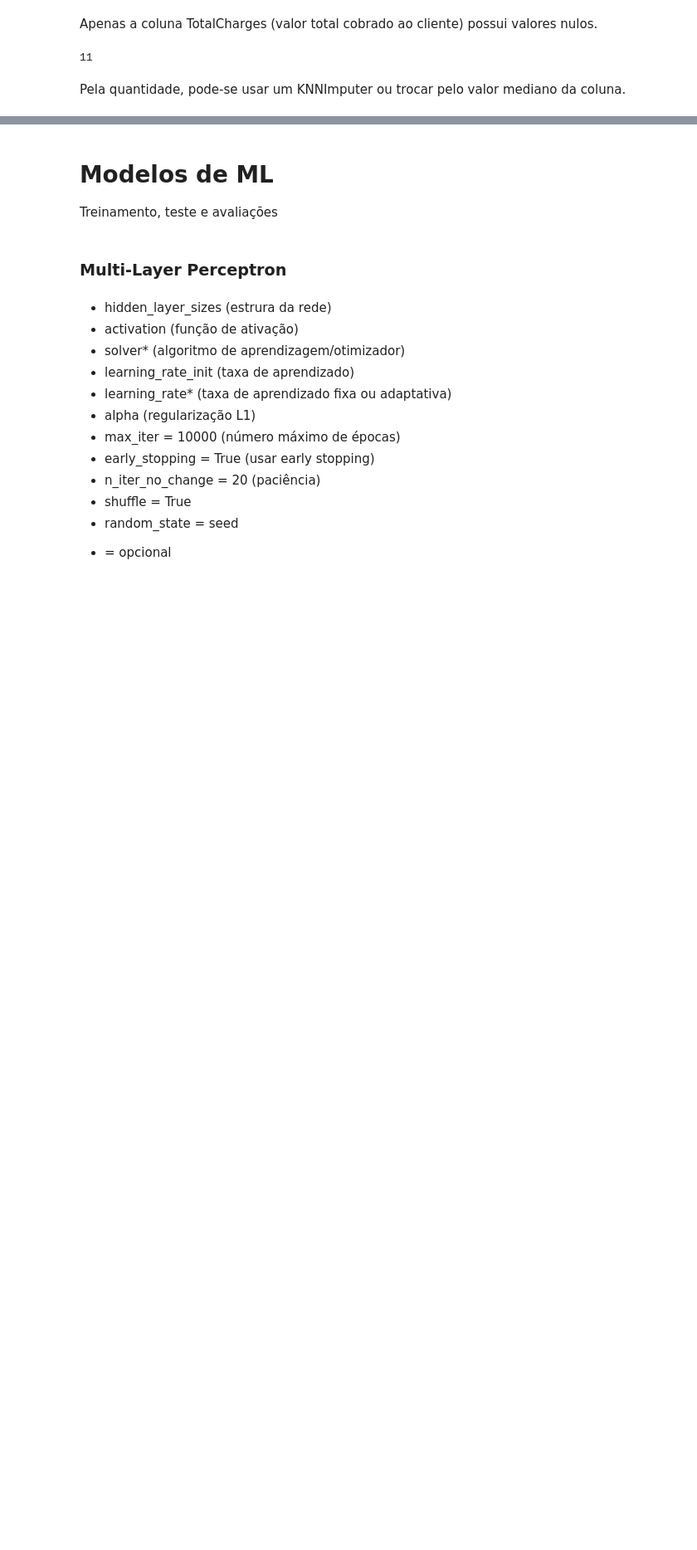
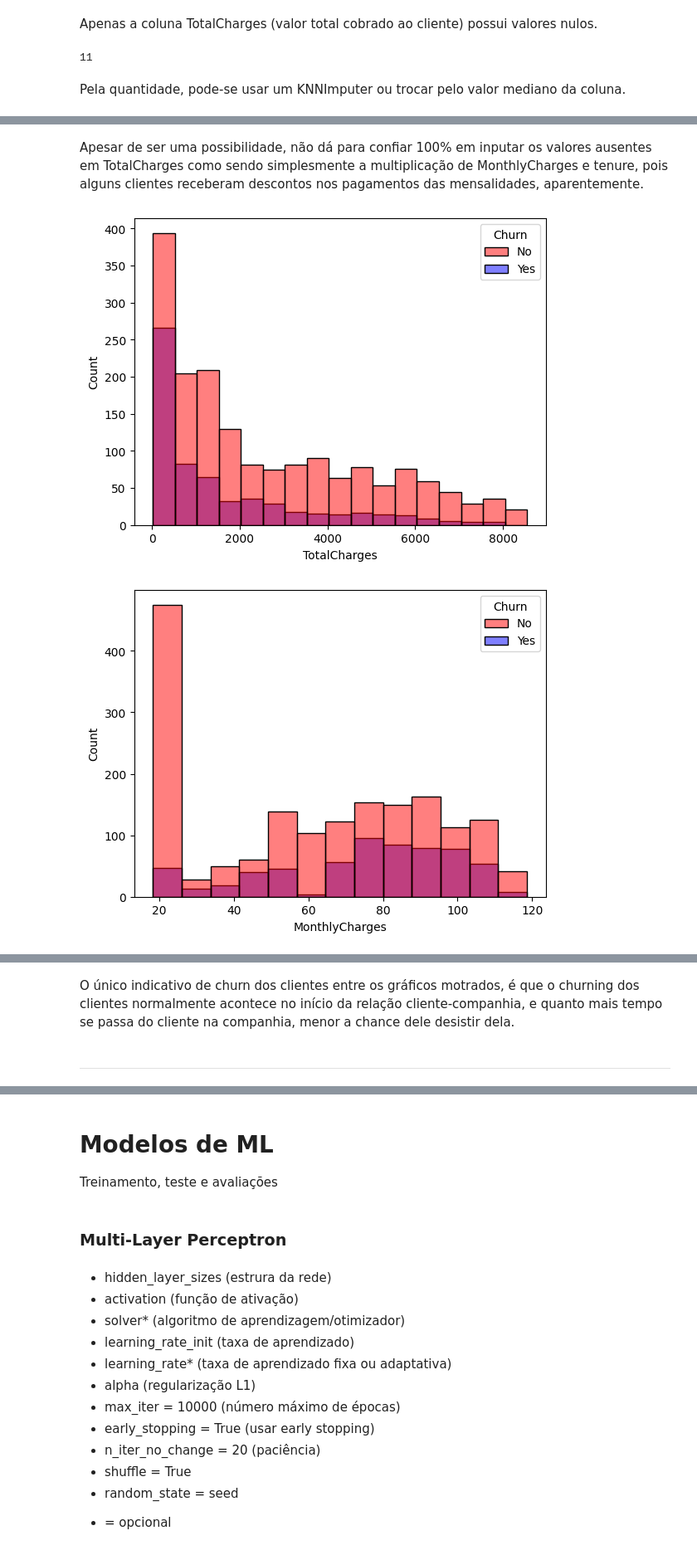
Before and after one commit to pedrobslima/redes_neurais, a Jupyter notebook: projeto_rn.ipynb, the cells around one changed output, grey strips where cells are left out. Shown at 83% size. Cells and saved outputs as stored; diff of their text form; code cells hidden in the pictures; blank space fills up the shorter version.

```diff
--- a/projeto_rn.ipynb
+++ b/projeto_rn.ipynb
@@ -373,0 +413,2 @@ Pela quantidade, pode-se usar um KNNImputer ou trocar pelo valor mediano da colu
+# %%
+colors = {0:'red', 1:'blue', 'No':'red', 'Yes':'blue'}
@@ -373,0 +491,12 @@ Pela quantidade, pode-se usar um KNNImputer ou trocar pelo valor mediano da colu
+# %% [markdown]
+Apesar de ser uma possibilidade, não dá para confiar 100% em inputar os valores ausentes em TotalCharges como sendo simplesmente a multiplicação de MonthlyCharges e tenure, pois alguns clientes receberam descontos nos pagamentos das mensalidades, aparentemente.
+# %%
+sns.histplot(df_train1, x='TotalCharges', hue='Churn', palette=colors)
+plt.show()
+sns.histplot(df_train1, x='MonthlyCharges', hue='Churn', palette=colors)
+plt.show()
+sns.histplot(df_train1, x='tenure', hue='Churn', palette=colors)
+plt.show()
+# %% [output]
+[figure, added]
+[figure, added]
@@ -373,0 +504,4 @@ Pela quantidade, pode-se usar um KNNImputer ou trocar pelo valor mediano da colu
+# %% [markdown]
+O único indicativo de churn dos clientes entre os gráficos motrados, é que o churning dos clientes normalmente acontece no início da relação cliente-companhia, e quanto mais tempo se passa do cliente na companhia, menor a chance dele desistir dela.
+# %% [markdown]
+---
```
Also changed, not shown: parts of 64 cells of this notebook.
